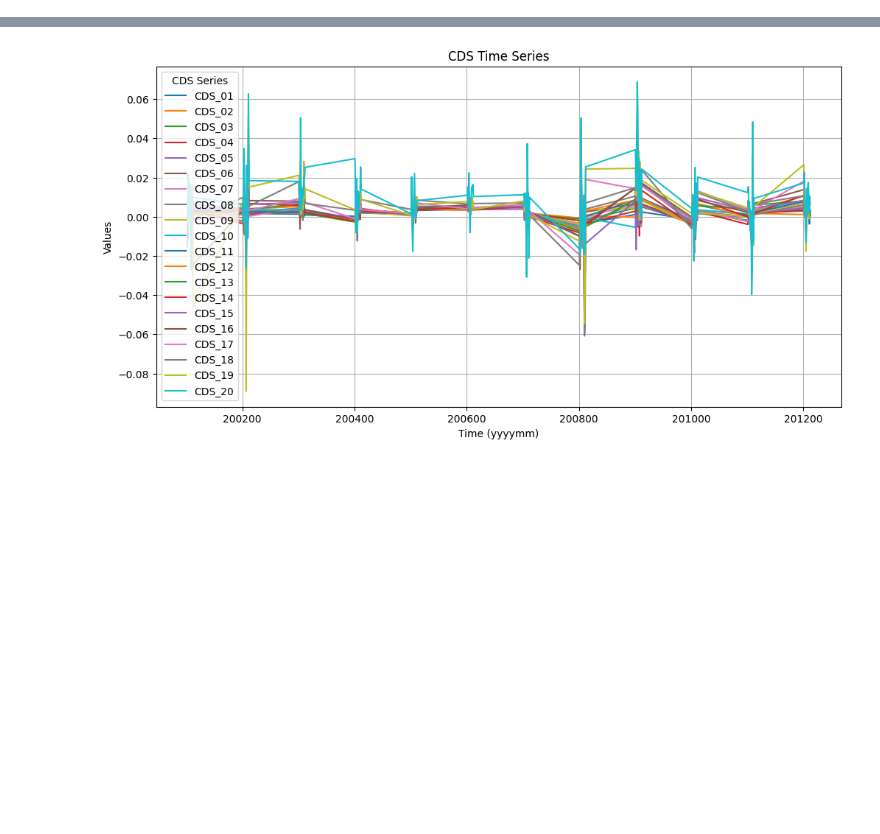
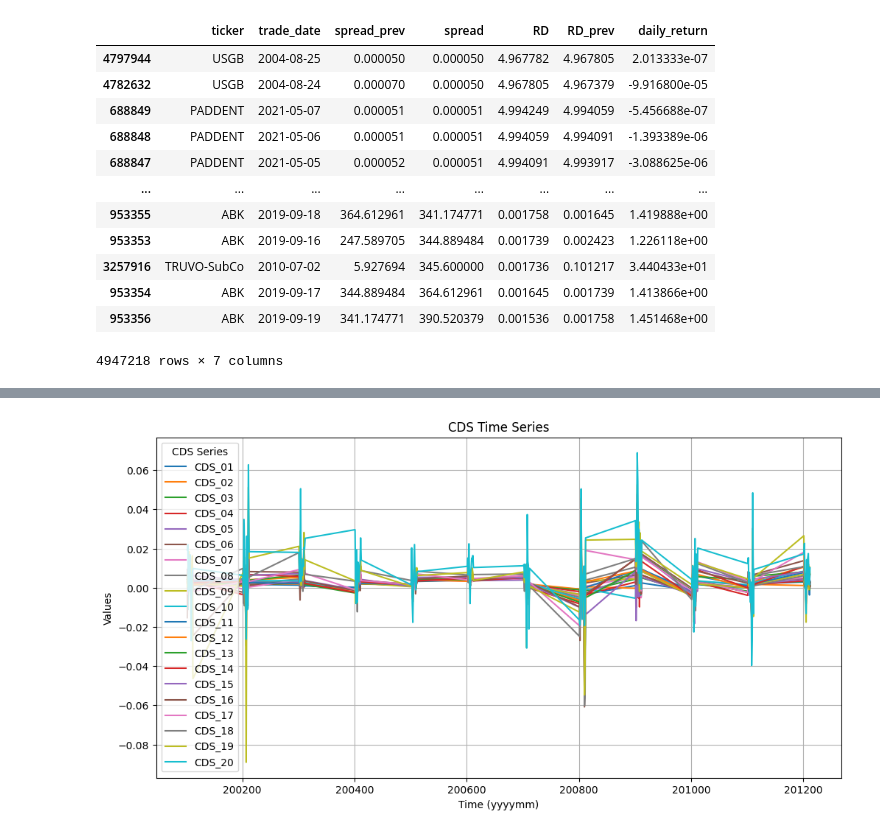
Before and after one commit to ygxu01/credit-default-swap-returns-replication, a Jupyter notebook: src/demo_plot.ipynb, the cells around one changed output, grey strips where cells are left out. Saved outputs shown, nothing was run; the diff lists cells and outputs as text; code cells hidden in the pictures; blank space fills up the shorter version.

```diff
--- a/src/demo_plot.ipynb
+++ b/src/demo_plot.ipynb
@@ -1,6 +1,25 @@
 # %%
 from pull_He_data import load_read_cds_return
 from create_portfolio import load_portfolio, pivot_table
+# %%
+from calc_cds_daily_return import load_cds_return
+cds_return = load_cds_return()
+# %%
+cds_return.sort_values("spread")
+# %% [output]
+|  | ticker | trade_date | spread_prev | spread | RD | RD_prev | daily_return |
+| 4797944 | USGB | 2004-08-25 | 0.000050 | 0.000050 | 4.967782 | 4.967805 | 2.013333e-07 |
+| 4782632 | USGB | 2004-08-24 | 0.000070 | 0.000050 | 4.967805 | 4.967379 | -9.916800e-05 |
+| 688849 | PADDENT | 2021-05-07 | 0.000051 | 0.000051 | 4.994249 | 4.994059 | -5.456688e-07 |
+| 688848 | PADDENT | 2021-05-06 | 0.000051 | 0.000051 | 4.994059 | 4.994091 | -1.393389e-06 |
+| 688847 | PADDENT | 2021-05-05 | 0.000052 | 0.000051 | 4.994091 | 4.993917 | -3.088625e-06 |
+| ... | ... | ... | ... | ... | ... | ... | ... |
+| 953355 | ABK | 2019-09-18 | 364.612961 | 341.174771 | 0.001758 | 0.001645 | 1.419888e+00 |
+| 953353 | ABK | 2019-09-16 | 247.589705 | 344.889484 | 0.001739 | 0.002423 | 1.226118e+00 |
+| 3257916 | TRUVO-SubCo | 2010-07-02 | 5.927694 | 345.600000 | 0.001736 | 0.101217 | 3.440433e+01 |
+| 953354 | ABK | 2019-09-17 | 344.889484 | 364.612961 | 0.001645 | 0.001739 | 1.413866e+00 |
+| 953356 | ABK | 2019-09-19 | 341.174771 | 390.520379 | 0.001536 | 0.001758 | 1.451468e+00 |
+4947218 rows × 7 columns
 # %%
 actual_df = load_read_cds_return().set_index("yyyymm")
 portfolio = load_portfolio()
```
Also changed, not shown: parts of 17 cells of this notebook, 2 other files.
